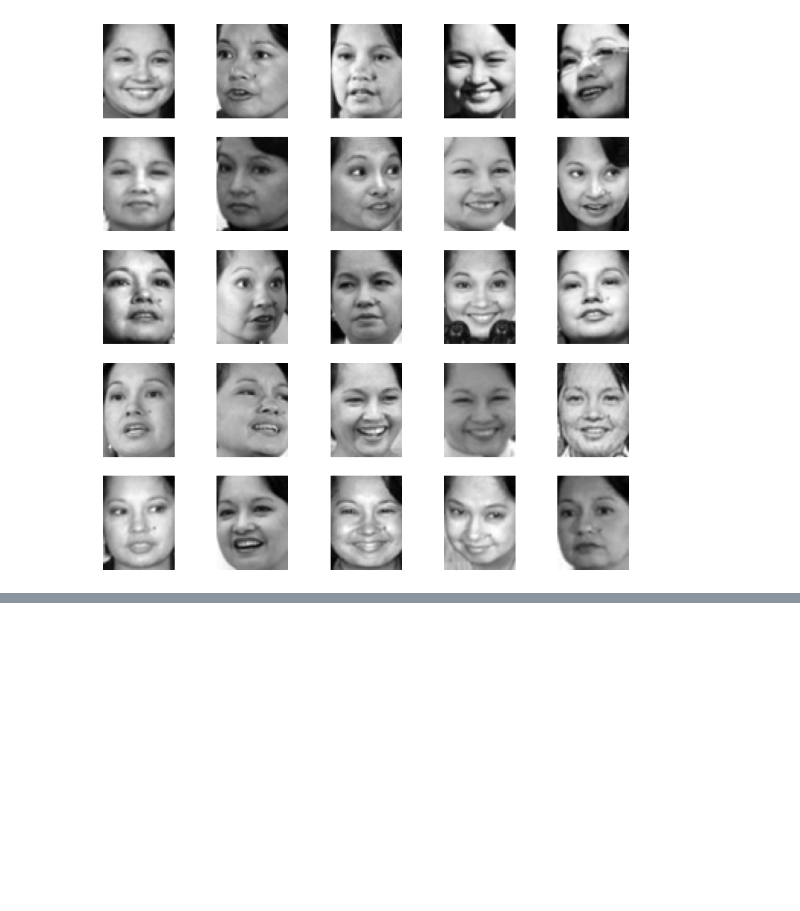
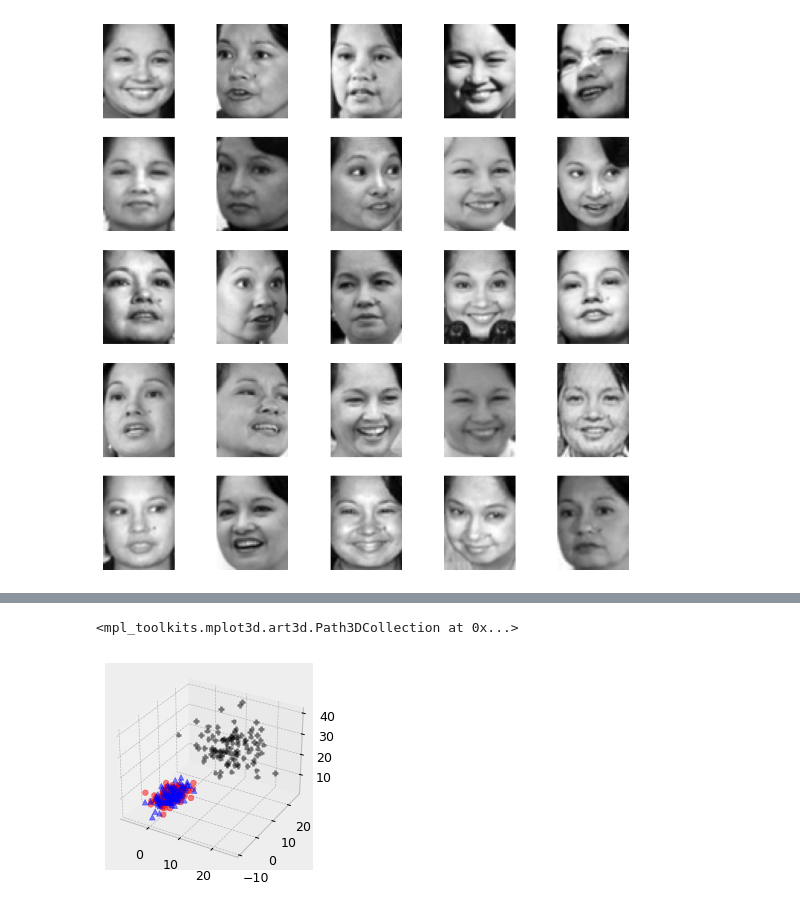
Before and after one commit to pcmoraesmenezes/Data-Science-and-Machine-Learning-Course, a Jupyter notebook: Introduction/data_visualization/matplotlib_int.ipynb, the cells around one changed output, grey strips where cells are left out. Saved outputs shown, nothing was run; the diff lists cells and outputs as text; code cells hidden in the pictures; blank space fills up the shorter version.

```diff
--- a/Introduction/data_visualization/matplotlib_int.ipynb
+++ b/Introduction/data_visualization/matplotlib_int.ipynb
@@ -702,0 +733,25 @@ for i in range(5):
+# %%
+fig = plt.figure(figsize=(4,3), dpi=90)
+
+ax = plt.axes(projection='3d')
+
+X = np.random.normal(0, 2, 100)
+Y = np.random.normal(2, 4, 100)
+Z = np.random.normal(6, 1, 100)
+
+ax.scatter(X, Y, Z, c='red', marker='o', s=20, alpha=0.5)
+
+X = np.random.normal(0, 2, 100)
+Y = np.random.normal(2, 4, 100)
+Z = np.random.normal(6, 1, 100)
+
+ax.scatter(X, Y, Z, c='blue', marker='^', s=20, alpha=0.5)
+
+X = np.random.normal(10, 5, 100)
+Y = np.random.normal(18, 4, 100)
+Z = np.random.normal(23, 7, 100)
+
+ax.scatter(X, Y, Z, c='k', marker='+', s=20, alpha=0.5)
+# %% [output]
+<mpl_toolkits.mplot3d.art3d.Path3DCollection at 0x...>
+[figure, added]
```
Also changed, not shown: parts of 10 cells of this notebook, 1 other file.
